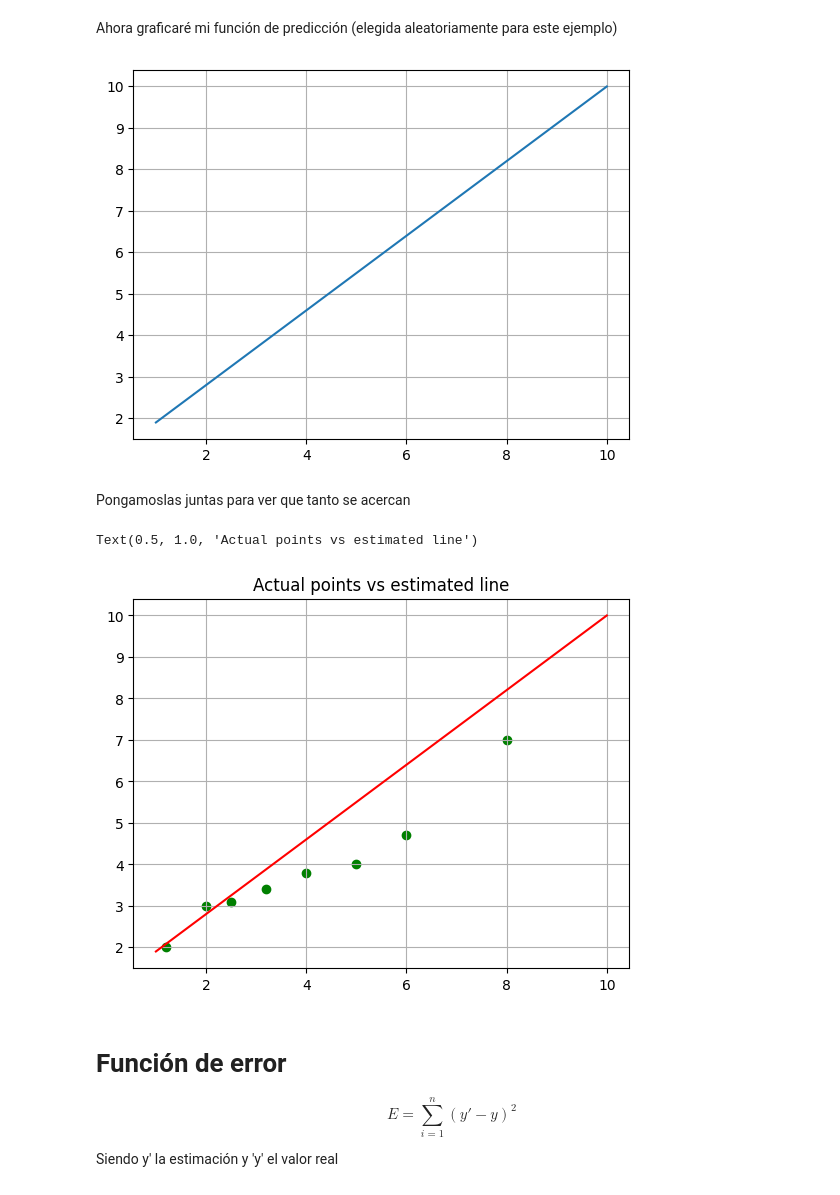
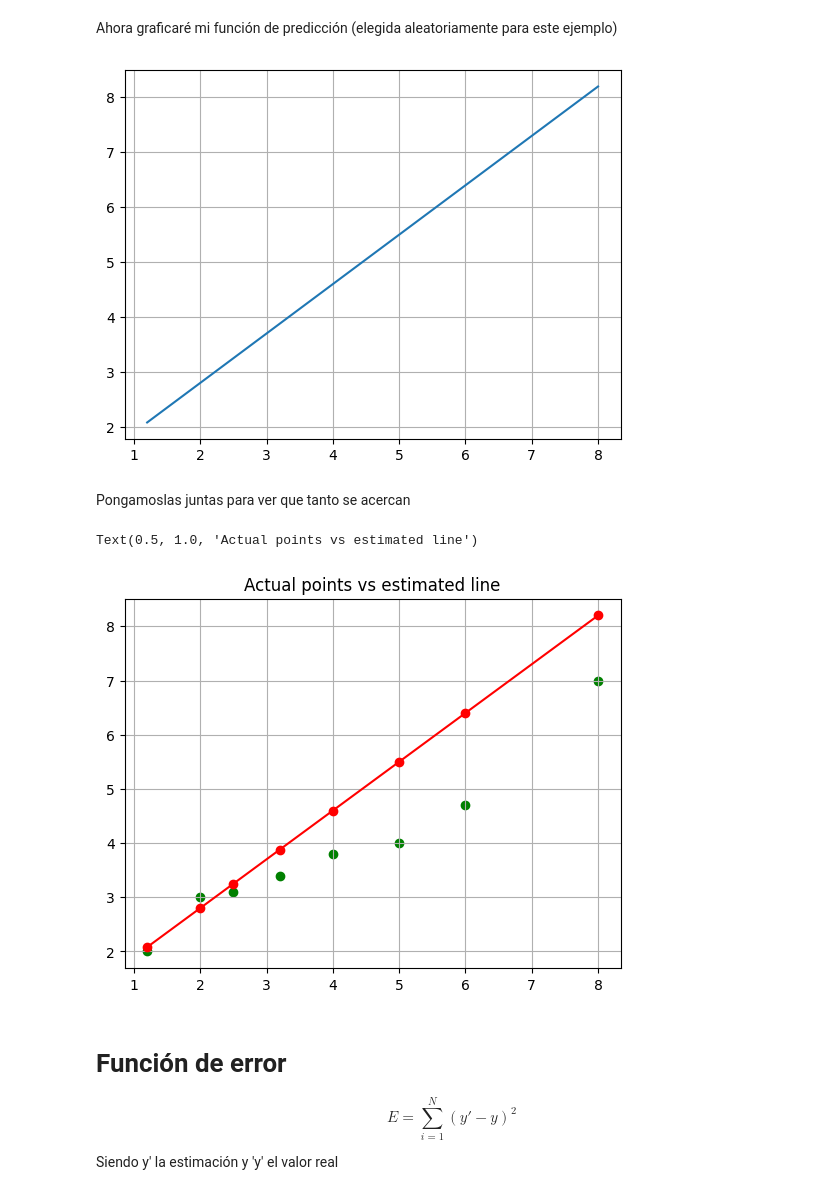
Before and after one commit to jariel17/curso-funciones, a Jupyter notebook: 5_Calculando_el_error.ipynb, the cells around one changed output. Drawn from its saved outputs; the diff is of its cells as text; code cells hidden in the pictures.

```diff
--- a/5_Calculando_el_error.ipynb
+++ b/5_Calculando_el_error.ipynb
@@ -30,39 +30,36 @@ plt.show()
 # %% [markdown]
 Ahora graficaré mi función de predicción (elegida aleatoriamente para este ejemplo)
 # %%
-N = 10
-
 m = 0.9
-
 b = 1
 
 def f(x):
   return m*x+b
 
-x1 = np.linspace(1,10, num=N)
-
+xu = np.array([1.2, 2, 3.2, 2.5, 5, 6, 4, 8])
+x1 = np.sort(xu)
 y1 = f(x1)
 
 fig, ax = plt.subplots()
 ax.plot(x1,y1)
 ax.grid()
 # %% [output]
-[figure, old version]
+[figure, new version]
 # %% [markdown]
 Pongamoslas juntas para ver que tanto se acercan
 # %%
 fig, ax = plt.subplots()
 ax.scatter(x, y, color ='green')
 
-ax.plot(x1, y1, linestyle ='-', color = 'red')
+ax.plot(x1, y1, linestyle ='-', color = 'red', marker='o')
 ax.grid()
 ax.set_title('Actual points vs estimated line')
 # %% [output]
 Text(0.5, 1.0, 'Actual points vs estimated line')
-[figure, old version]
+[figure, new version]
 # %% [markdown]
 # Función de error
 
-$$ E=\sum_{i=1}^{n} (y'-y)^2$$
+$$ E=\sum_{i=1}^{N} (y'-y)^2$$
 
 Siendo y' la estimación y 'y' el valor real
```
Also changed, not shown: parts of 4 cells of this notebook.
